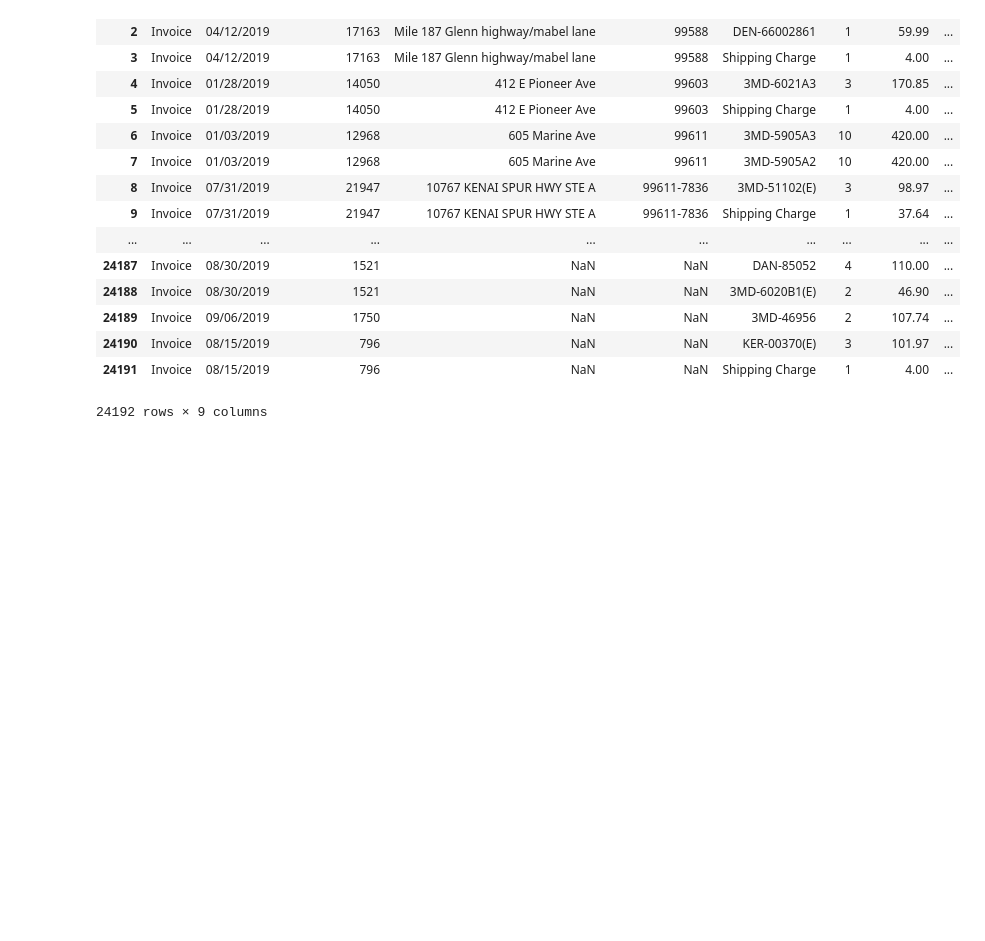
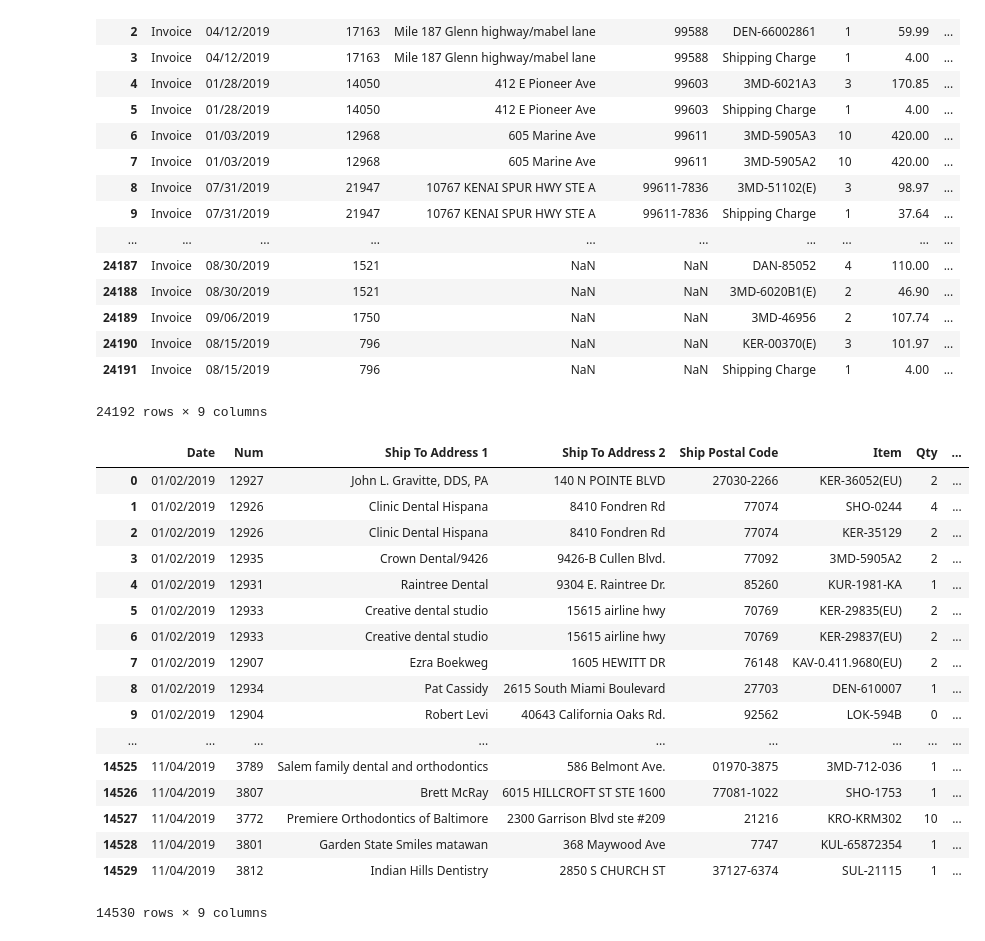
Before and after one commit to ElephantRBig/finalProjectDataAnalyticsUofT2019, a Jupyter notebook: net32/net32Report.ipynb, the cells around one changed output. Saved outputs shown, nothing was run; the diff lists cells and outputs as text; code cells hidden in the pictures; blank space fills up the shorter version.

```diff
--- a/net32/net32Report.ipynb
+++ b/net32/net32Report.ipynb
@@ -116,0 +122,33 @@ net32Report
+# %%
+invoices = invoices.drop(columns = {'index'})
+shippingCharges=shippingCharges.drop(columns = {'index'})
+# %%
+invoices=invoices.drop(columns = {'Type'})
+shippingCharges=shippingCharges.drop(columns = {'Type'})
+# %%
+invoices = invoices.sort_values(by=['Date'], ascending = True).reset_index()
+shippingCharges = shippingCharges.sort_values(by=['Date'], ascending = True).reset_index()
+# %%
+invoices = invoices.drop(columns = {'index'})
+shippingCharges=shippingCharges.drop(columns = {'index'})
+# %%
+invoices
+# %% [output]
+|  | Date | Num | Ship To Address 1 | Ship To Address 2 | Ship Postal Code | Item | Qty | ... |
+| 0 | 01/02/2019 | 12927 | John L. Gravitte, DDS, PA | 140 N POINTE BLVD | 27030-2266 | KER-36052(EU) | 2 | ... |
+| 1 | 01/02/2019 | 12926 | Clinic Dental Hispana | 8410 Fondren Rd | 77074 | SHO-0244 | 4 | ... |
+| 2 | 01/02/2019 | 12926 | Clinic Dental Hispana | 8410 Fondren Rd | 77074 | KER-35129 | 2 | ... |
+| 3 | 01/02/2019 | 12935 | Crown Dental/9426 | 9426-B Cullen Blvd. | 77092 | 3MD-5905A2 | 2 | ... |
+| 4 | 01/02/2019 | 12931 | Raintree Dental | 9304 E. Raintree Dr. | 85260 | KUR-1981-KA | 1 | ... |
+| 5 | 01/02/2019 | 12933 | Creative dental studio | 15615 airline hwy | 70769 | KER-29835(EU) | 2 | ... |
+| 6 | 01/02/2019 | 12933 | Creative dental studio | 15615 airline hwy | 70769 | KER-29837(EU) | 2 | ... |
+| 7 | 01/02/2019 | 12907 | Ezra Boekweg | 1605 HEWITT DR | 76148 | KAV-0.411.9680(EU) | 2 | ... |
+| 8 | 01/02/2019 | 12934 | Pat Cassidy | 2615 South Miami Boulevard | 27703 | DEN-610007 | 1 | ... |
+| 9 | 01/02/2019 | 12904 | Robert Levi | 40643 California Oaks Rd. | 92562 | LOK-594B | 0 | ... |
+| ... | ... | ... | ... | ... | ... | ... | ... | ... |
+| 14525 | 11/04/2019 | 3789 | Salem family dental and orthodontics | 586 Belmont Ave. | 01970-3875 | 3MD-712-036 | 1 | ... |
+| 14526 | 11/04/2019 | 3807 | Brett McRay | 6015 HILLCROFT ST STE 1600 | 77081-1022 | SHO-1753 | 1 | ... |
+| 14527 | 11/04/2019 | 3772 | Premiere Orthodontics of Baltimore | 2300 Garrison Blvd ste #209 | 21216 | KRO-KRM302 | 10 | ... |
+| 14528 | 11/04/2019 | 3801 | Garden State Smiles matawan | 368 Maywood Ave | 7747 | KUL-65872354 | 1 | ... |
+| 14529 | 11/04/2019 | 3812 | Indian Hills Dentistry | 2850 S CHURCH ST | 37127-6374 | SUL-21115 | 1 | ... |
+14530 rows × 9 columns
```
Also changed, not shown: parts of 2 cells of this notebook, 22 other files.
